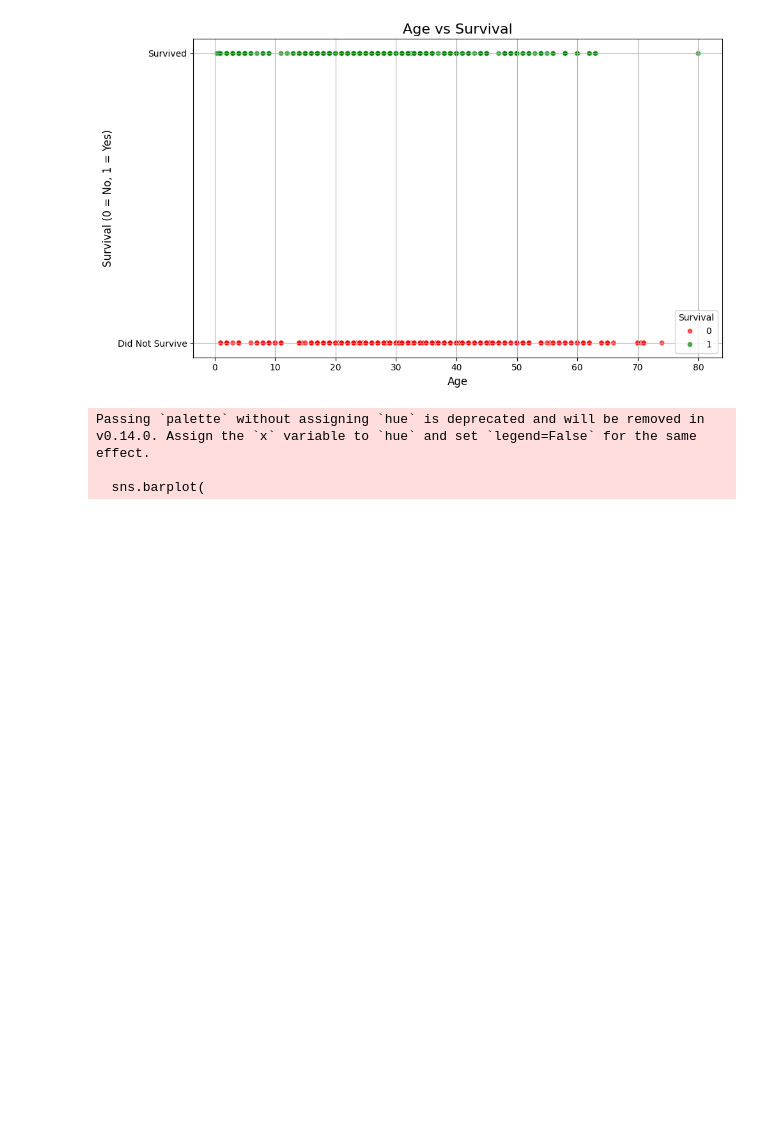
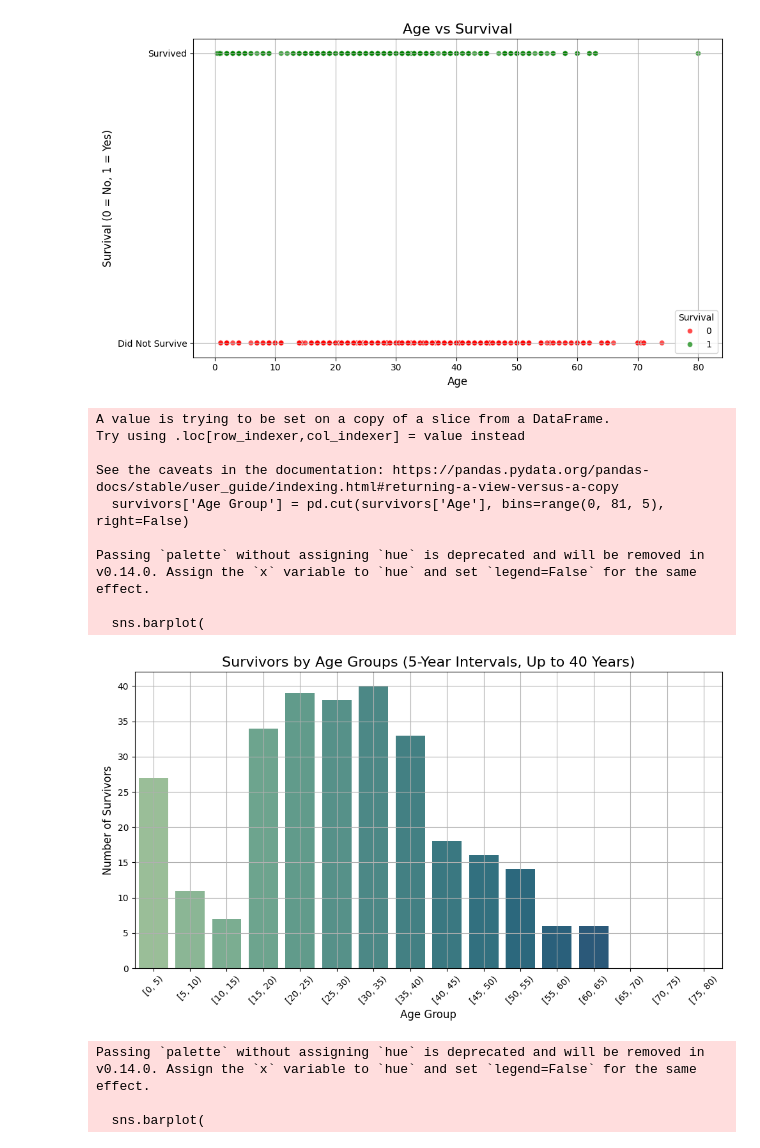
Before and after one commit to c2camacho/MetNumUN2024II, a Jupyter notebook: cacamacho_Quiz3.ipynb, the cells around one changed output. Drawn from its saved outputs; the diff is of its cells as text; code cells hidden in the pictures; blank space fills up the shorter version.

```diff
--- a/cacamacho_Quiz3.ipynb
+++ b/cacamacho_Quiz3.ipynb
@@ -717,6 +717,49 @@ plt.tight_layout()
 plt.show()
 # %% [output]
 [figure]
+# %%
+import pandas as pd
+import seaborn as sns
+import matplotlib.pyplot as plt
+
+# Filter the data to include only survivors and ages up to 40
+survivors = titanic[(titanic['Survived'] == 1) & (titanic['Age'] <= 80)]
+
+# Create age bins with 5-year intervals
+survivors['Age Group'] = pd.cut(survivors['Age'], bins=range(0, 81, 5), right=False)
+
+# Count survivors in each age group
+age_group_survivors = survivors['Age Group'].value_counts().sort_index()
+
+# Create the bar plot
+plt.figure(figsize=(10, 6))
+sns.barplot(
+    x=age_group_survivors.index.astype(str),
+    y=age_group_survivors.values,
+    palette='crest'
+)
+
+# Add labels and title
+plt.title('Survivors by Age Groups (5-Year Intervals, Up to 40 Years)', fontsize=16)
+plt.xlabel('Age Group', fontsize=12)
+plt.ylabel('Number of Survivors', fontsize=12)
+plt.xticks(rotation=45)
+plt.grid(True)
+
+# Show the plot
+plt.tight_layout()
+plt.show()
+# %% [output]
+A value is trying to be set on a copy of a slice from a DataFrame.
+Try using .loc[row_indexer,col_indexer] = value instead
+
+See the caveats in the documentation: https://pandas.pydata.org/pandas-docs/stable/user_guide/indexing.html#returning-a-view-versus-a-copy
+  survivors['Age Group'] = pd.cut(survivors['Age'], bins=range(0, 81, 5), right=False)
+
+Passing `palette` without assigning `hue` is deprecated and will be removed in v0.14.0. Assign the `x` variable to `hue` and set `legend=False` for the same effect.
+
+  sns.barplot(
+[figure, added]
 # %%
 import pandas as pd
 import seaborn as sns
```
Also changed, not shown: parts of 1 cell of this notebook.
